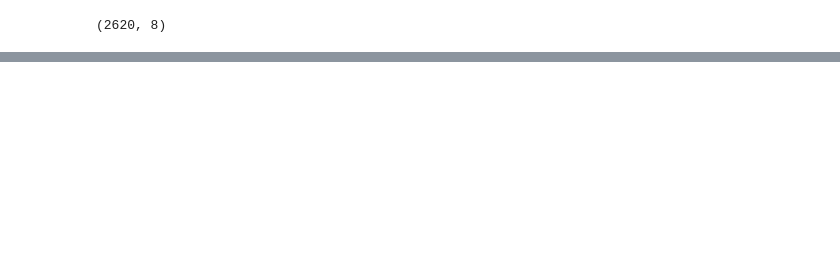
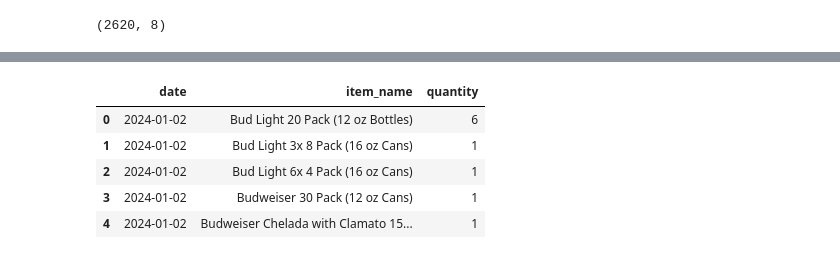
Before and after one commit to sahithgondi/beer-demand-forecasting, a Jupyter notebook: notebooks/01_eda.ipynb, the cells around one changed output, grey strips where cells are left out. Drawn from its saved outputs; the diff is of its cells as text; code cells hidden in the pictures; blank space fills up the shorter version.

```diff
--- a/notebooks/01_eda.ipynb
+++ b/notebooks/01_eda.ipynb
@@ -109,0 +122,15 @@ dtype: int64
+# %%
+weekly_orders_product = (
+    df.groupby(["date", "item_name"])["quantity"]
+    .sum()
+    .reset_index()
+)
+
+weekly_orders_product.head()
+# %% [output]
+|  | date | item_name | quantity |
+| 0 | 2024-01-02 | Bud Light 20 Pack (12 oz Bottles) | 6 |
+| 1 | 2024-01-02 | Bud Light 3x 8 Pack (16 oz Cans) | 1 |
+| 2 | 2024-01-02 | Bud Light 6x 4 Pack (16 oz Cans) | 1 |
+| 3 | 2024-01-02 | Budweiser 30 Pack (12 oz Cans) | 1 |
+| 4 | 2024-01-02 | Budweiser Chelada with Clamato 15... | 1 |
```
Also changed, not shown: parts of 20 cells of this notebook, 1 other file.
